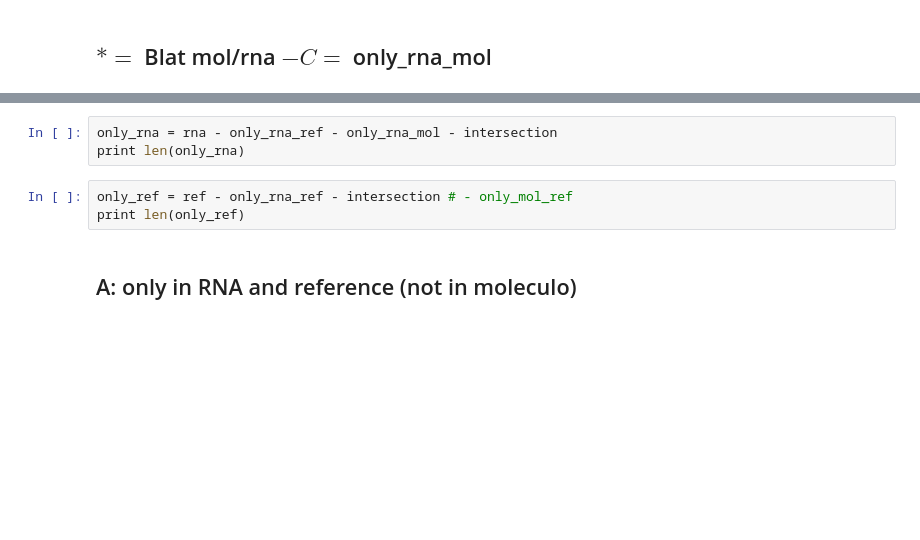
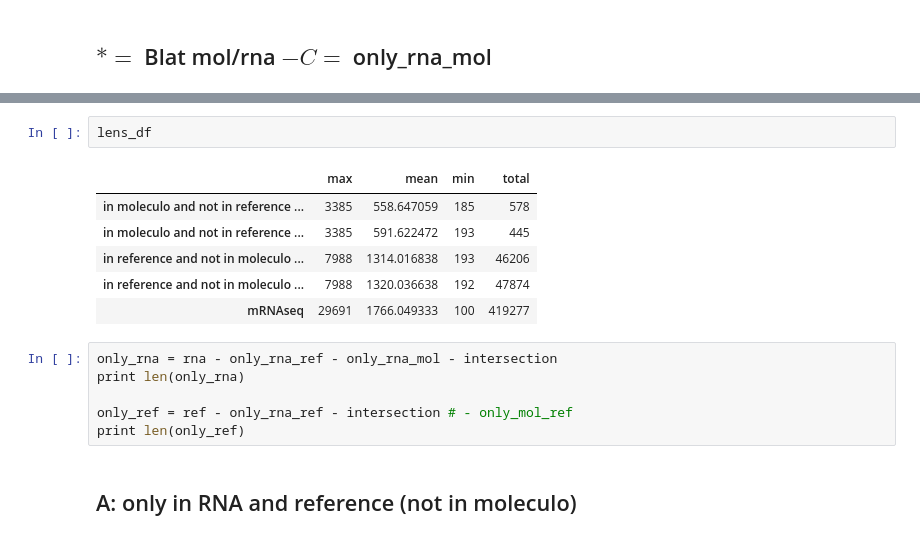
Before and after one commit to luizirber/galGal, a Jupyter notebook: notebooks/04.rna_mol_ref.ipynb, the cells around one changed output, grey strips where cells are left out. Saved outputs shown, nothing was run; the diff lists cells and outputs as text; blank space fills up the shorter version.

```diff
--- a/notebooks/04.rna_mol_ref.ipynb
+++ b/notebooks/04.rna_mol_ref.ipynb
@@ -241,9 +298,18 @@ plt.legend()
+# %%
+lens_df
+# %% [output]
+|  | max | mean | min | total |
+| in moleculo and not in reference ... | 3385 | 558.647059 | 185 | 578 |
+| in moleculo and not in reference ... | 3385 | 591.622472 | 193 | 445 |
+| in reference and not in moleculo ... | 7988 | 1314.016838 | 193 | 46206 |
+| in reference and not in moleculo ... | 7988 | 1320.036638 | 192 | 47874 |
+| mRNAseq | 29691 | 1766.049333 | 100 | 419277 |
 # %%
 only_rna = rna - only_rna_ref - only_rna_mol - intersection
 print len(only_rna)
+
+only_ref = ref - only_rna_ref - intersection # - only_mol_ref
+print len(only_ref)
-# %%
-only_ref = ref - only_rna_ref - intersection # - only_mol_ref
-print len(only_ref)
 # %% [markdown]
 ## A: only in RNA and reference (not in moleculo)
 # %%
```
Also changed, not shown: parts of 49 cells of this notebook, 2 other files.
